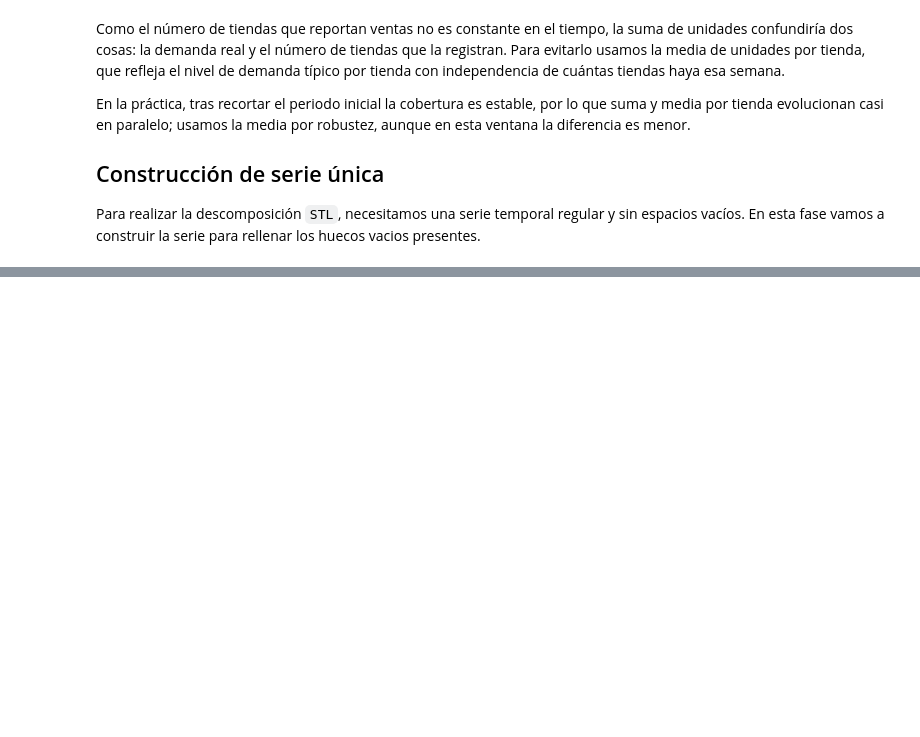
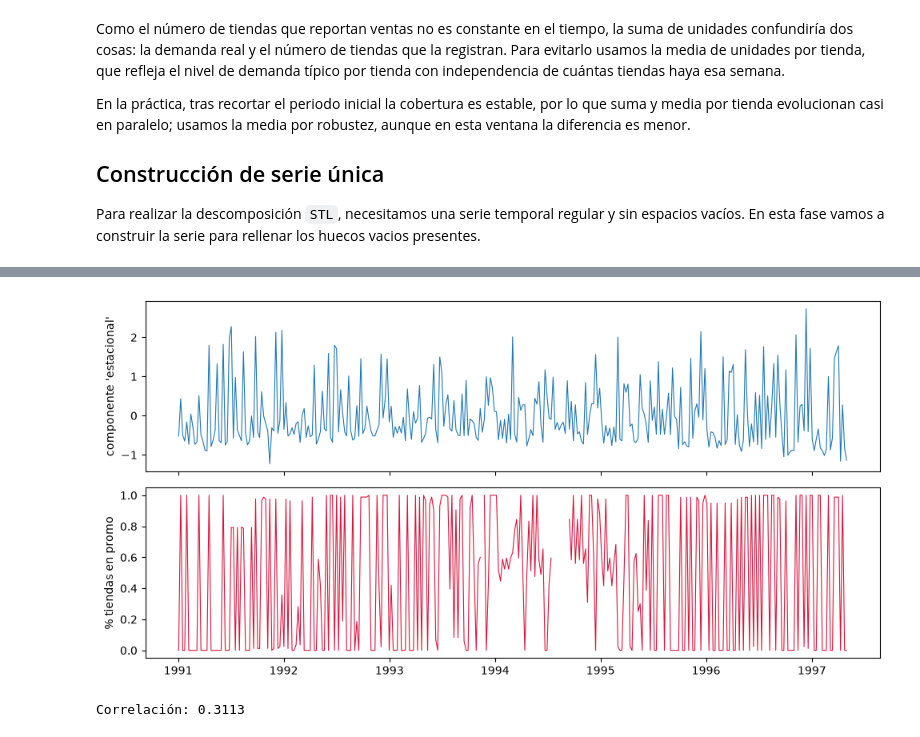
Before and after one commit to ivanfondo/Portafolio-Data-Science-Python, a Jupyter notebook: Pricing-Dominicks/notebooks/02_grupo_reducido_stl.ipynb, the cells around one changed output, grey strips where cells are left out. Drawn from its saved outputs; the diff is of its cells as text; code cells hidden in the pictures; blank space fills up the shorter version.

```diff
--- a/Pricing-Dominicks/notebooks/02_grupo_reducido_stl.ipynb
+++ b/Pricing-Dominicks/notebooks/02_grupo_reducido_stl.ipynb
@@ -85,0 +208,20 @@ Para realizar la descomposición `STL`, necesitamos una serie temporal regular y
+# %%
+# Fracción de tiendas en promoción por semana (sobre la ventana ya recortada)
+promo_sem = (pepsi_corte.assign(promo=pepsi_corte["SALE"].notna()) # obtenemos valores dummy para los días de promo
+             .groupby("start")["promo"].mean())
+dcmp = dcmp.merge(promo_sem.rename("frac_promo"), left_on="ds", right_index=True, how="left")
+
+fig, ax = plt.subplots(2, 1, figsize=(10, 5), sharex=True)
+
+ax[0].plot(dcmp["ds"], dcmp["seasonal"], lw=0.8)
+ax[0].set_ylabel("componente 'estacional'")
+ax[1].plot(dcmp["ds"], dcmp["frac_promo"], lw=0.8, color="crimson")
+ax[1].set_ylabel("% tiendas en promo")
+
+plt.tight_layout()
+plt.show()
+
+print(f'Correlación: {dcmp[["seasonal", "frac_promo"]].corr().iloc[0, 1]:.4f}')
+# %% [output]
+[figure, added]
+Correlación: 0.3113
```
Also changed, not shown: parts of 17 cells of this notebook.
